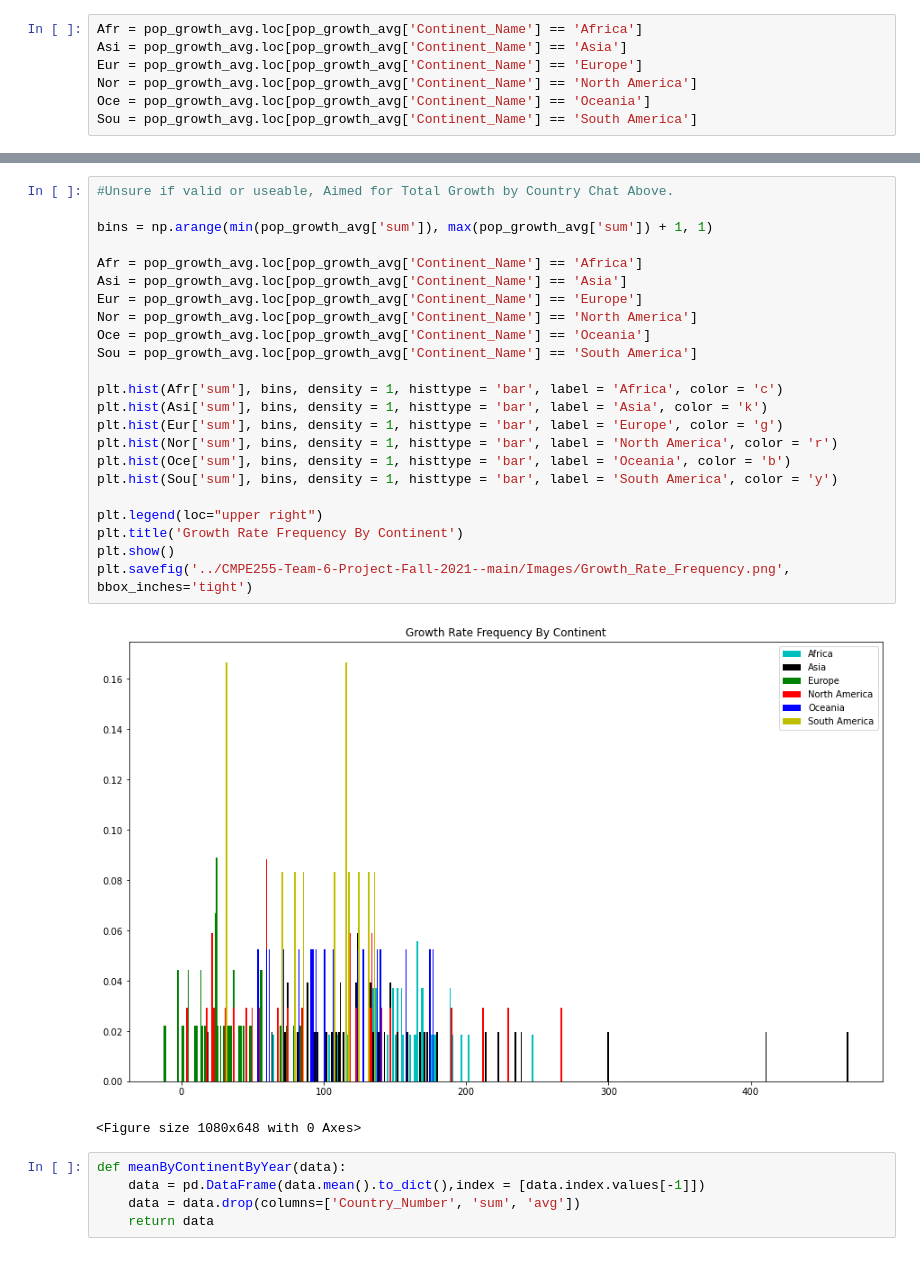
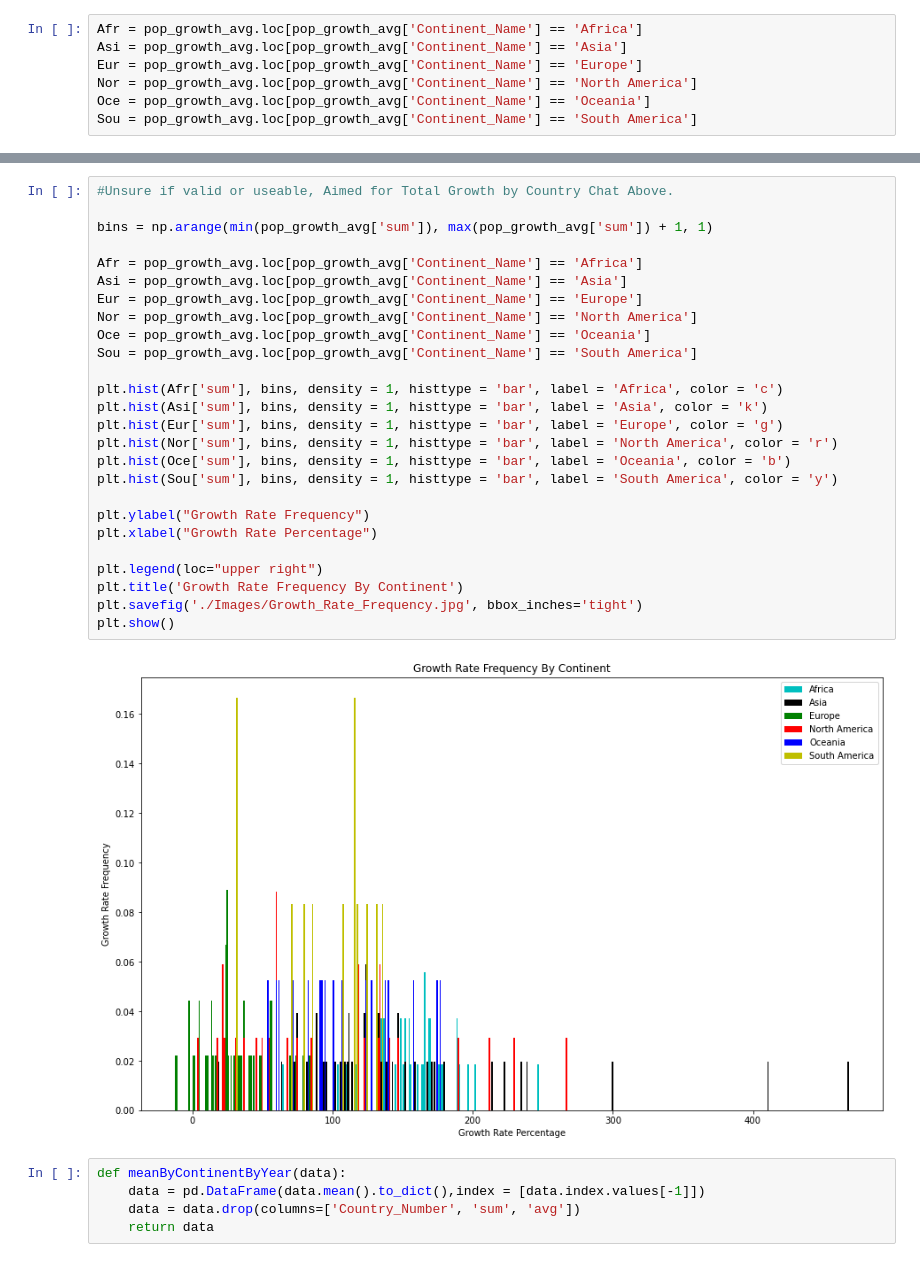
Before and after one commit to devkisdesai/CMPE255-Team-6-Project-Fall-2021-, a Jupyter notebook: EDA.ipynb, the cells around one changed output, grey strips where cells are left out. Saved outputs shown, nothing was run; the diff lists cells and outputs as text.

```diff
--- a/EDA.ipynb
+++ b/EDA.ipynb
@@ -436,29 +423,31 @@ plt.savefig('../CMPE255-Team-6-Project-Fall-2021--main/Images/Average_Growth_By_
 # %%
 #Unsure if valid or useable, Aimed for Total Growth by Country Chat Above.
 
 bins = np.arange(min(pop_growth_avg['sum']), max(pop_growth_avg['sum']) + 1, 1)
 
 Afr = pop_growth_avg.loc[pop_growth_avg['Continent_Name'] == 'Africa']
 Asi = pop_growth_avg.loc[pop_growth_avg['Continent_Name'] == 'Asia']
 Eur = pop_growth_avg.loc[pop_growth_avg['Continent_Name'] == 'Europe']
 Nor = pop_growth_avg.loc[pop_growth_avg['Continent_Name'] == 'North America']
 Oce = pop_growth_avg.loc[pop_growth_avg['Continent_Name'] == 'Oceania']
 Sou = pop_growth_avg.loc[pop_growth_avg['Continent_Name'] == 'South America']
 
 plt.hist(Afr['sum'], bins, density = 1, histtype = 'bar', label = 'Africa', color = 'c')
 plt.hist(Asi['sum'], bins, density = 1, histtype = 'bar', label = 'Asia', color = 'k')
 plt.hist(Eur['sum'], bins, density = 1, histtype = 'bar', label = 'Europe', color = 'g')
 plt.hist(Nor['sum'], bins, density = 1, histtype = 'bar', label = 'North America', color = 'r')
 plt.hist(Oce['sum'], bins, density = 1, histtype = 'bar', label = 'Oceania', color = 'b')
 plt.hist(Sou['sum'], bins, density = 1, histtype = 'bar', label = 'South America', color = 'y')
 
+plt.ylabel("Growth Rate Frequency")
+plt.xlabel("Growth Rate Percentage")
+
 plt.legend(loc="upper right")
 plt.title('Growth Rate Frequency By Continent')
+plt.savefig('./Images/Growth_Rate_Frequency.jpg', bbox_inches='tight')
 plt.show()
-plt.savefig('../CMPE255-Team-6-Project-Fall-2021--main/Images/Growth_Rate_Frequency.png', bbox_inches='tight')
 # %% [output]
-[figure, old version]
+[figure, new version]
-<Figure size 1080x648 with 0 Axes>
 # %%
 def meanByContinentByYear(data):
     data = pd.DataFrame(data.mean().to_dict(),index = [data.index.values[-1]])
```
Also changed, not shown: parts of 21 cells of this notebook, 33 other files.
